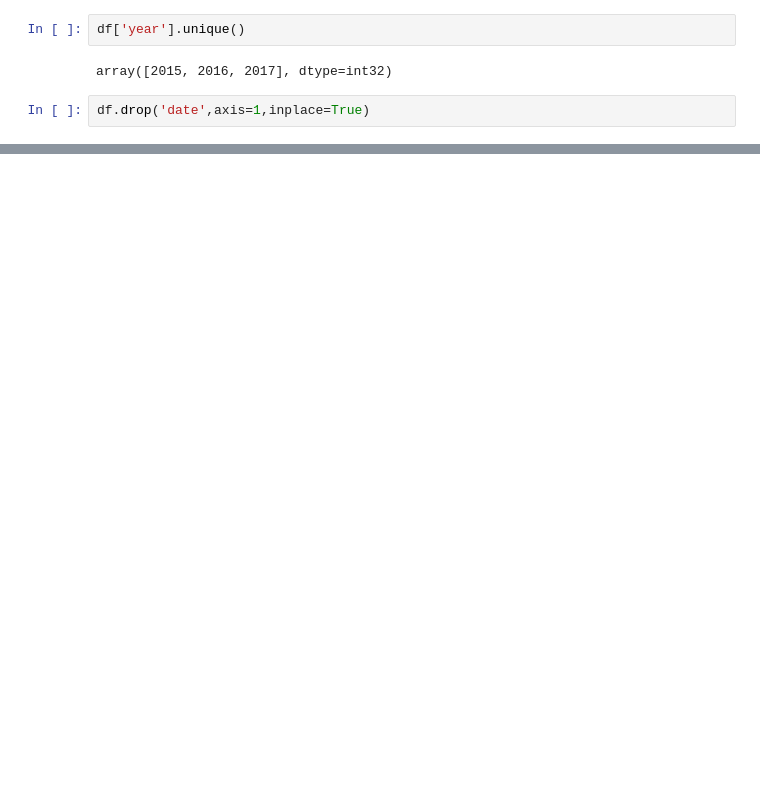
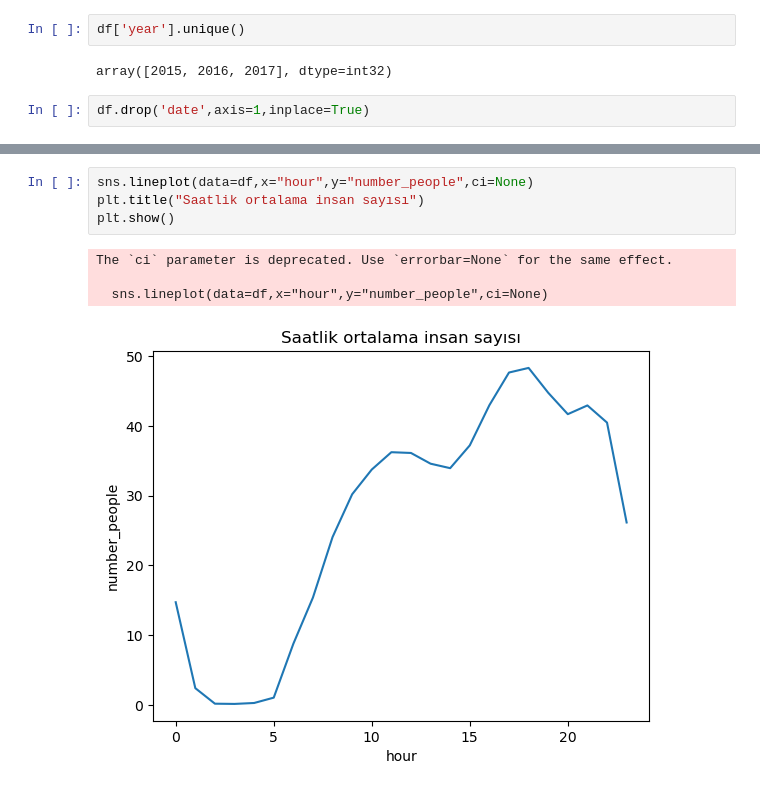
Before and after one commit to AbdullahTurgut/Machine-Learning, a Jupyter notebook: 17 - crowdedness-at-the-campus-gym.ipynb, the cells around one changed output, grey strips where cells are left out. Saved outputs shown, nothing was run; the diff lists cells and outputs as text; blank space fills up the shorter version.

```diff
--- a/17 - crowdedness-at-the-campus-gym.ipynb
+++ b/17 - crowdedness-at-the-campus-gym.ipynb
@@ -147,3 +147,12 @@ df.head()
 | 2 | 40 | 63015 | 4 | 0 | 0 | 71.76 | 0 | ... |
 | 3 | 44 | 63616 | 4 | 0 | 0 | 71.76 | 0 | ... |
 | 4 | 45 | 64217 | 4 | 0 | 0 | 71.76 | 0 | ... |
+# %%
+sns.lineplot(data=df,x="hour",y="number_people",ci=None)
+plt.title("Saatlik ortalama insan sayısı")
+plt.show()
+# %% [output]
+The `ci` parameter is deprecated. Use `errorbar=None` for the same effect.
+
+  sns.lineplot(data=df,x="hour",y="number_people",ci=None)
+[figure, added]
```
Also changed, not shown: parts of 6 cells of this notebook.
